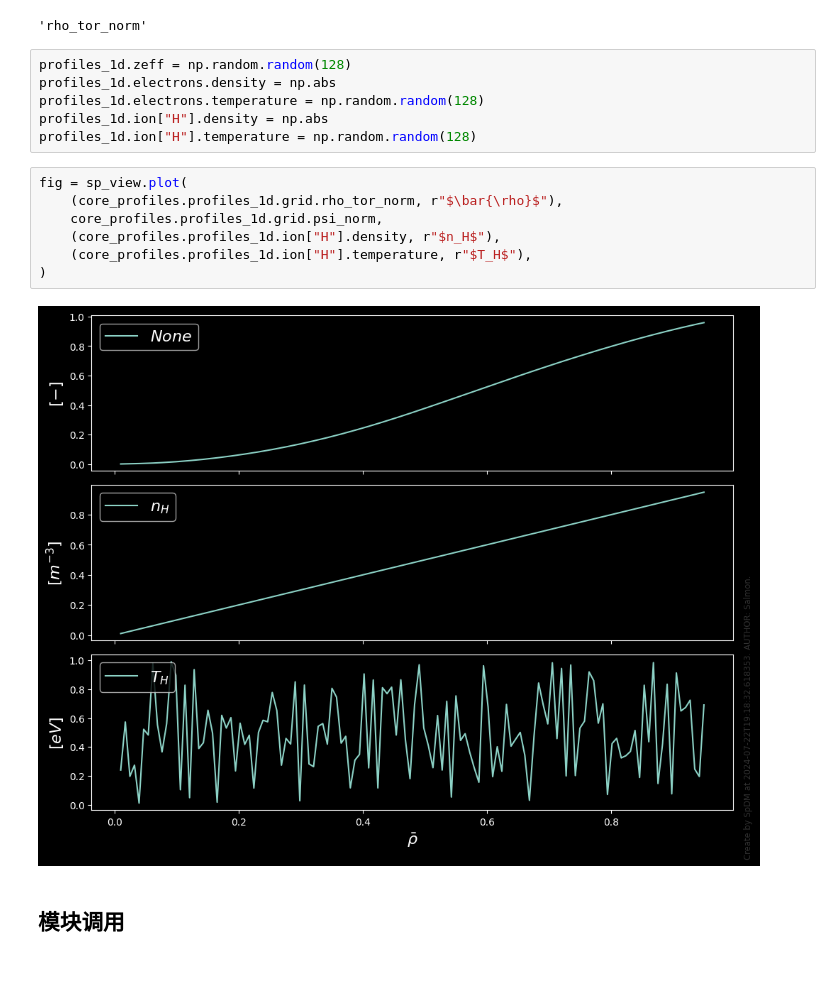
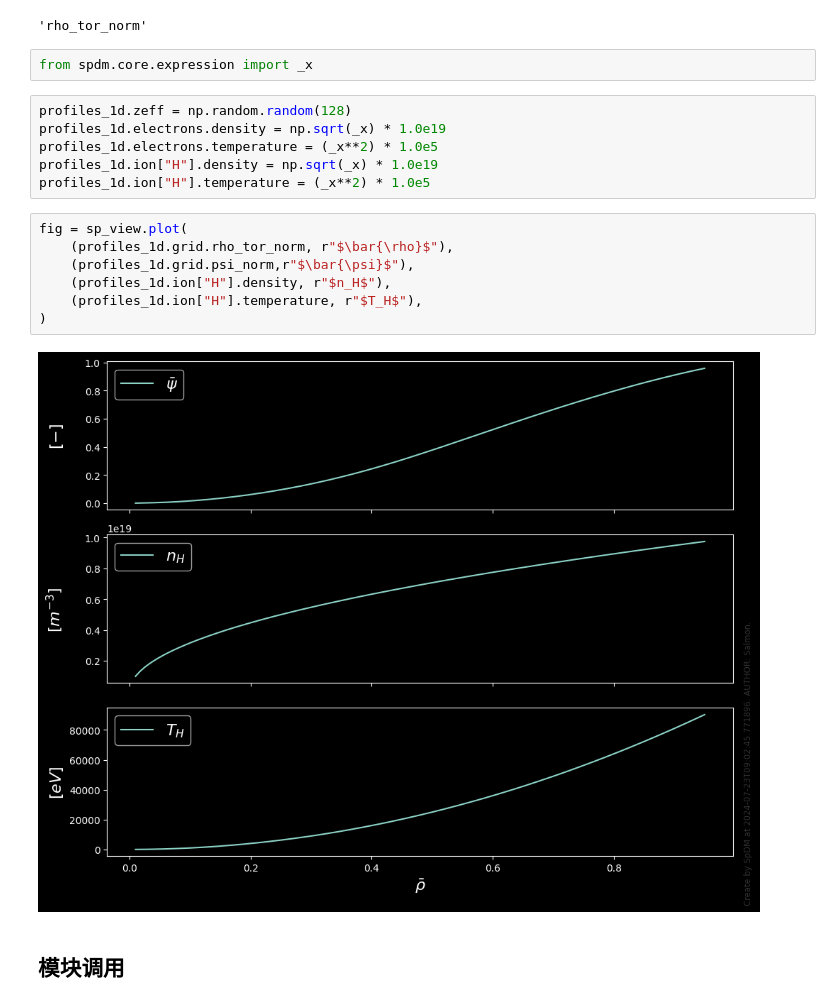
Before and after one commit to fusion-yun/fytok_tutorial, a Jupyter notebook: quick_start/ch3_modules.ipynb, the cells around one changed output. Drawn from its saved outputs; the diff is of its cells as text; blank space fills up the shorter version.

```diff
--- a/quick_start/ch3_modules.ipynb
+++ b/quick_start/ch3_modules.ipynb
@@ -39,21 +61,23 @@ profiles_1d = core_profiles.profiles_1d
 profiles_1d.grid.primary_coordinate
 # %% [output]
 'rho_tor_norm'
+# %%
+from spdm.core.expression import _x
 # %%
 profiles_1d.zeff = np.random.random(128)
-profiles_1d.electrons.density = np.abs
-profiles_1d.electrons.temperature = np.random.random(128)
-profiles_1d.ion["H"].density = np.abs
-profiles_1d.ion["H"].temperature = np.random.random(128)
+profiles_1d.electrons.density = np.sqrt(_x) * 1.0e19
+profiles_1d.electrons.temperature = (_x**2) * 1.0e5
+profiles_1d.ion["H"].density = np.sqrt(_x) * 1.0e19
+profiles_1d.ion["H"].temperature = (_x**2) * 1.0e5
 # %%
 fig = sp_view.plot(
-    (core_profiles.profiles_1d.grid.rho_tor_norm, r"$\bar{\rho}$"),
-    core_profiles.profiles_1d.grid.psi_norm,
-    (core_profiles.profiles_1d.ion["H"].density, r"$n_H$"),
-    (core_profiles.profiles_1d.ion["H"].temperature, r"$T_H$"),
+    (profiles_1d.grid.rho_tor_norm, r"$\bar{\rho}$"),
+    (profiles_1d.grid.psi_norm,r"$\bar{\psi}$"),
+    (profiles_1d.ion["H"].density, r"$n_H$"),
+    (profiles_1d.ion["H"].temperature, r"$T_H$"),
 )
 # %% [output]
-[figure, old version]
+[figure, new version]
 # %% [markdown]
 ## 模块调用
 # %%
```
Also changed, not shown: parts of 14 cells of this notebook, 2 other files.
